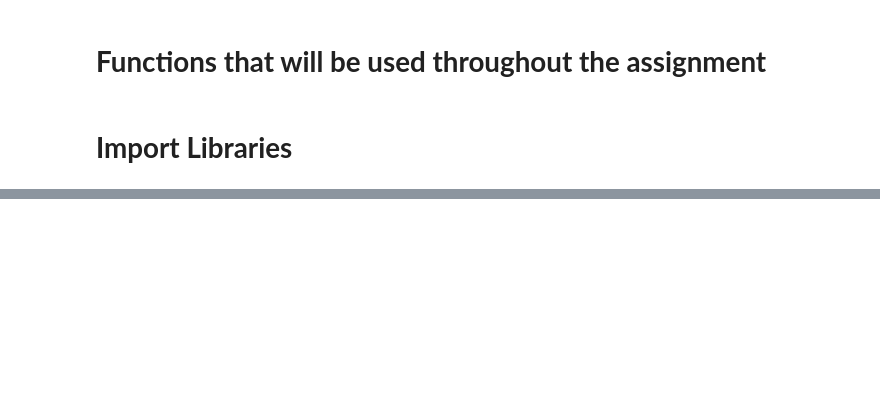
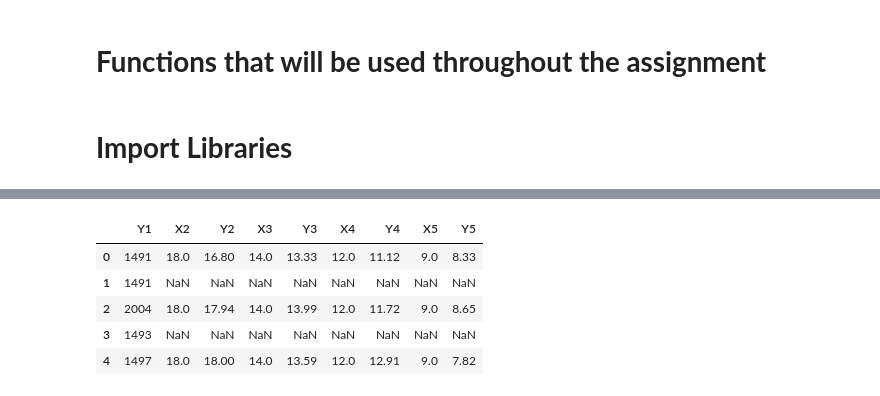
Before and after one commit to RonBartov/Data_Processing, a Jupyter notebook: factory_data_processing.ipynb, the cells around one changed output, grey strips where cells are left out. Drawn from its saved outputs; the diff is of its cells as text; code cells hidden in the pictures; blank space fills up the shorter version.

```diff
--- a/factory_data_processing.ipynb
+++ b/factory_data_processing.ipynb
@@ -97,0 +120,11 @@ count
+# %%
+# Convert all non numeric values to NaN
+sample_group = sample_group.apply(pd.to_numeric, errors='coerce')
+sample_group.head(num_rows_to_present)
+# %% [output]
+|  | Y1 | X2 | Y2 | X3 | Y3 | X4 | Y4 | X5 | Y5 |
+| 0 | 1491 | 18.0 | 16.80 | 14.0 | 13.33 | 12.0 | 11.12 | 9.0 | 8.33 |
+| 1 | 1491 | NaN | NaN | NaN | NaN | NaN | NaN | NaN | NaN |
+| 2 | 2004 | 18.0 | 17.94 | 14.0 | 13.99 | 12.0 | 11.72 | 9.0 | 8.65 |
+| 3 | 1493 | NaN | NaN | NaN | NaN | NaN | NaN | NaN | NaN |
+| 4 | 1497 | 18.0 | 18.00 | 14.0 | 13.59 | 12.0 | 12.91 | 9.0 | 7.82 |
```
Also changed, not shown: parts of 13 cells of this notebook.
